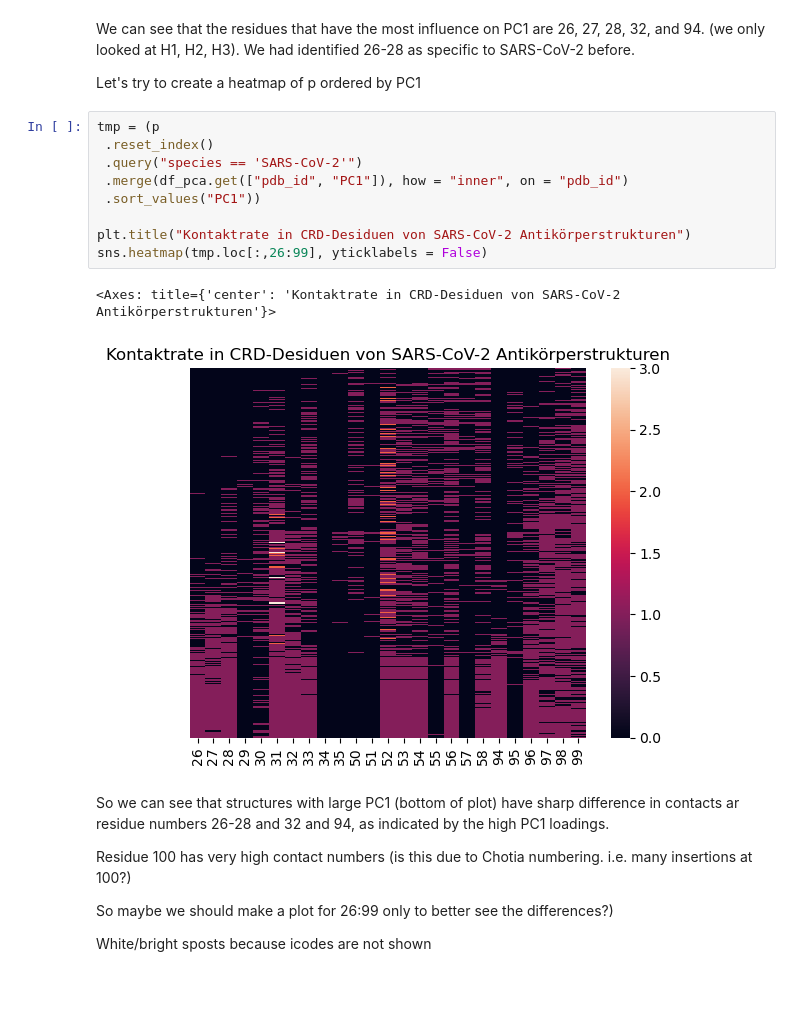
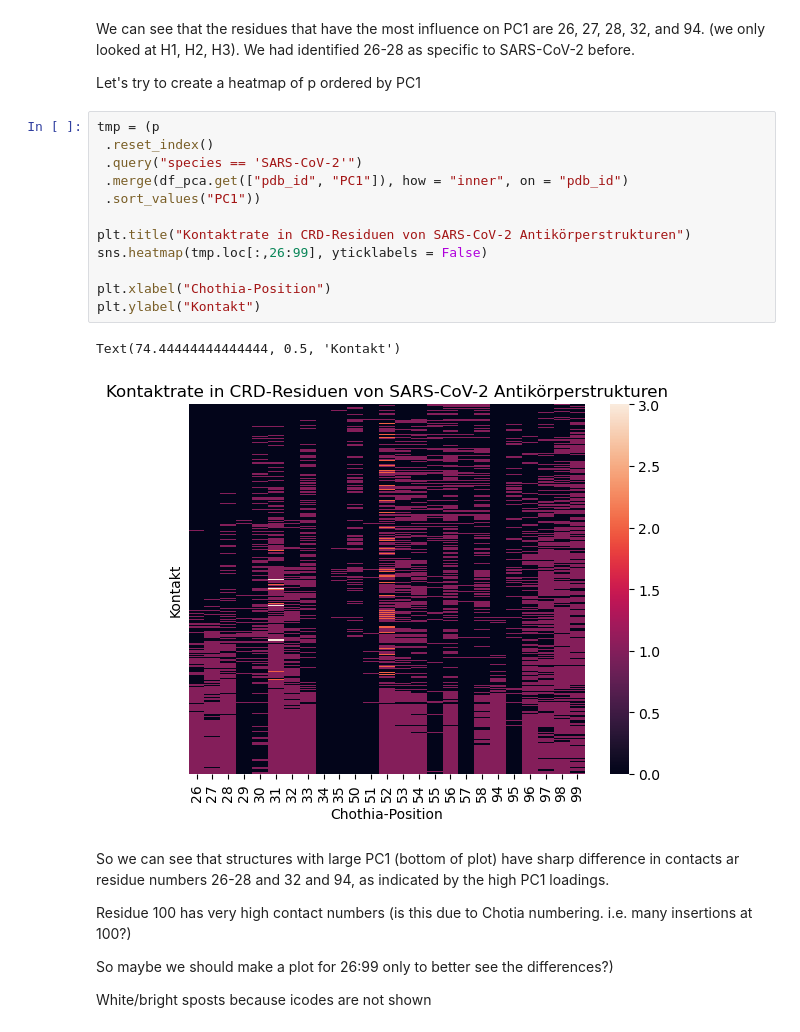
Before and after one commit to datascience-2025-group4/group04-team02, a Jupyter notebook: dataanalysis/03_contacts/02_analyze_contacts.ipynb, the cells around one changed output. Saved outputs shown, nothing was run; the diff lists cells and outputs as text; blank space fills up the shorter version.

Commit message:
updated plots

```diff
--- a/dataanalysis/03_contacts/02_analyze_contacts.ipynb
+++ b/dataanalysis/03_contacts/02_analyze_contacts.ipynb
@@ -536,15 +545,18 @@ Let's try to create a heatmap of p ordered by PC1
 # %%
 tmp = (p
  .reset_index()
  .query("species == 'SARS-CoV-2'")
  .merge(df_pca.get(["pdb_id", "PC1"]), how = "inner", on = "pdb_id")
  .sort_values("PC1"))
 
-plt.title("Kontaktrate in CRD-Desiduen von SARS-CoV-2 Antikörperstrukturen")
+plt.title("Kontaktrate in CRD-Residuen von SARS-CoV-2 Antikörperstrukturen")
 sns.heatmap(tmp.loc[:,26:99], yticklabels = False)
+
+plt.xlabel("Chothia-Position")
+plt.ylabel("Kontakt")
 # %% [output]
-<Axes: title={'center': 'Kontaktrate in CRD-Desiduen von SARS-CoV-2 Antikörperstrukturen'}>
+Text(74.44444444444444, 0.5, 'Kontakt')
-[figure, old version]
+[figure, new version]
 # %% [markdown]
 So we can see that structures with large PC1 (bottom of plot) have sharp difference in contacts ar residue numbers  26-28 and 32 and 94, as indicated by the high PC1 loadings.
 
```
Also changed, not shown: parts of 15 cells of this notebook, 6 other files.
